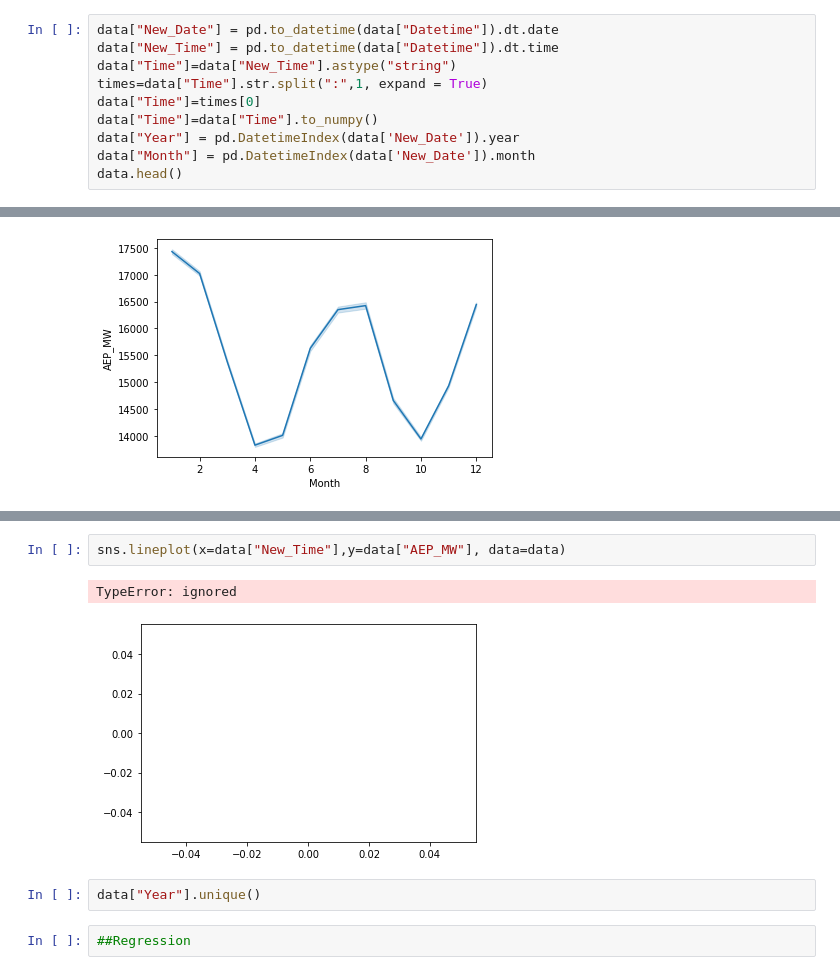
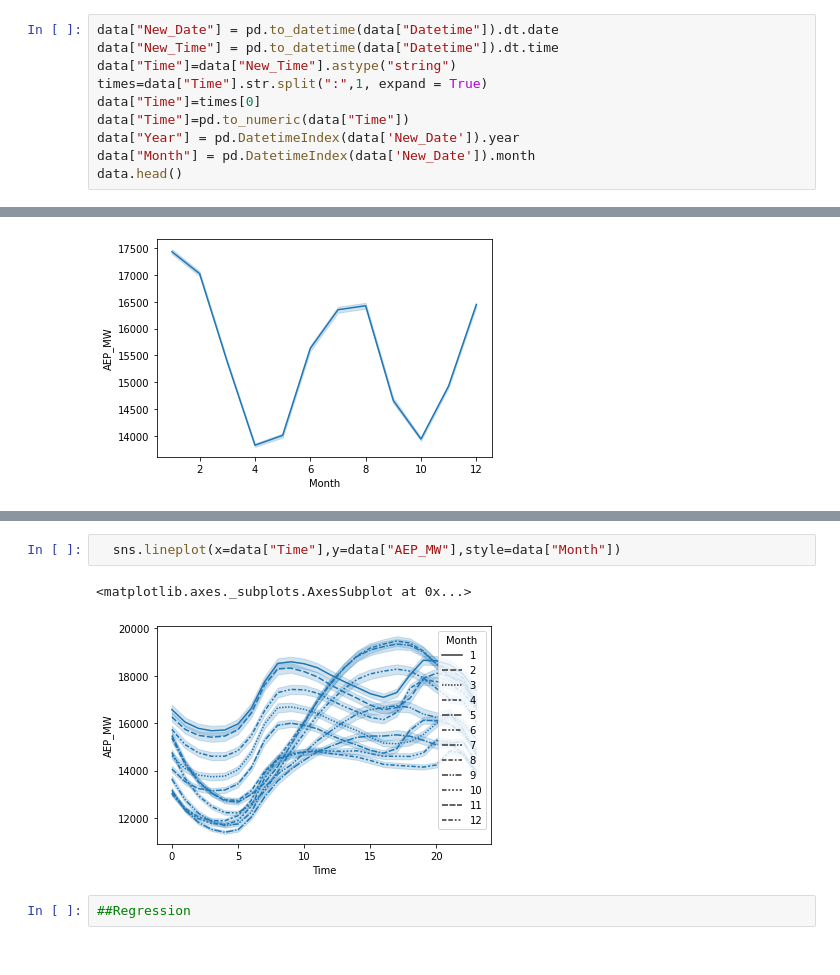
Before and after one commit to rodrimdz/Hourly-Energy-Consumption, a Jupyter notebook: copiaengithub.ipynb, the cells around one changed output, grey strips where cells are left out. Cells and saved outputs as stored; diff of their text form.

```diff
--- a/copiaengithub.ipynb
+++ b/copiaengithub.ipynb
@@ -42,7 +66,7 @@ data["New_Time"] = pd.to_datetime(data["Datetime"]).dt.time
 data["Time"]=data["New_Time"].astype("string")
 times=data["Time"].str.split(":",1, expand = True)
 data["Time"]=times[0]
-data["Time"]=data["Time"].to_numpy()
+data["Time"]=pd.to_numeric(data["Time"])
 data["Year"] = pd.DatetimeIndex(data['New_Date']).year
 data["Month"] = pd.DatetimeIndex(data['New_Date']).month
 data.head()
@@ -156,9 +113,7 @@ month: 12
 # %%
-sns.lineplot(x=data["New_Time"],y=data["AEP_MW"], data=data)
+  sns.lineplot(x=data["Time"],y=data["AEP_MW"],style=data["Month"])
 # %% [output]
-TypeError: ignored
+<matplotlib.axes._subplots.AxesSubplot at 0x...>
-[figure, old version]
+[figure, new version]
-# %%
-data["Year"].unique()
 # %%
 ##Regression
```
Also changed, not shown: parts of 32 cells of this notebook.
